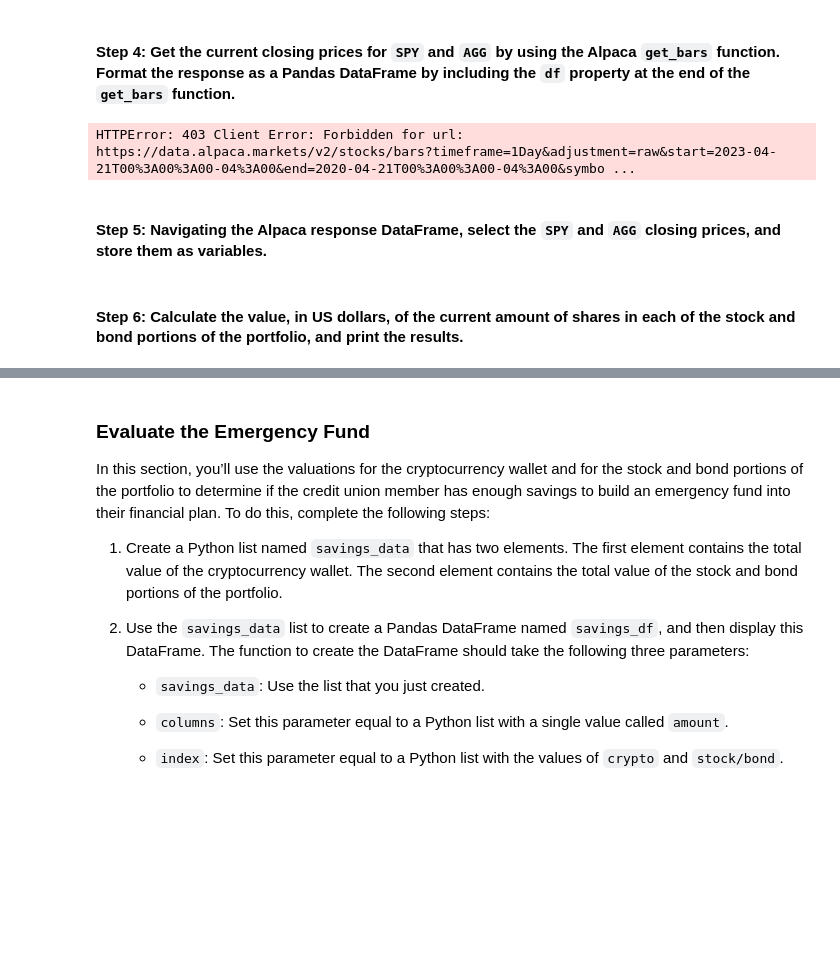
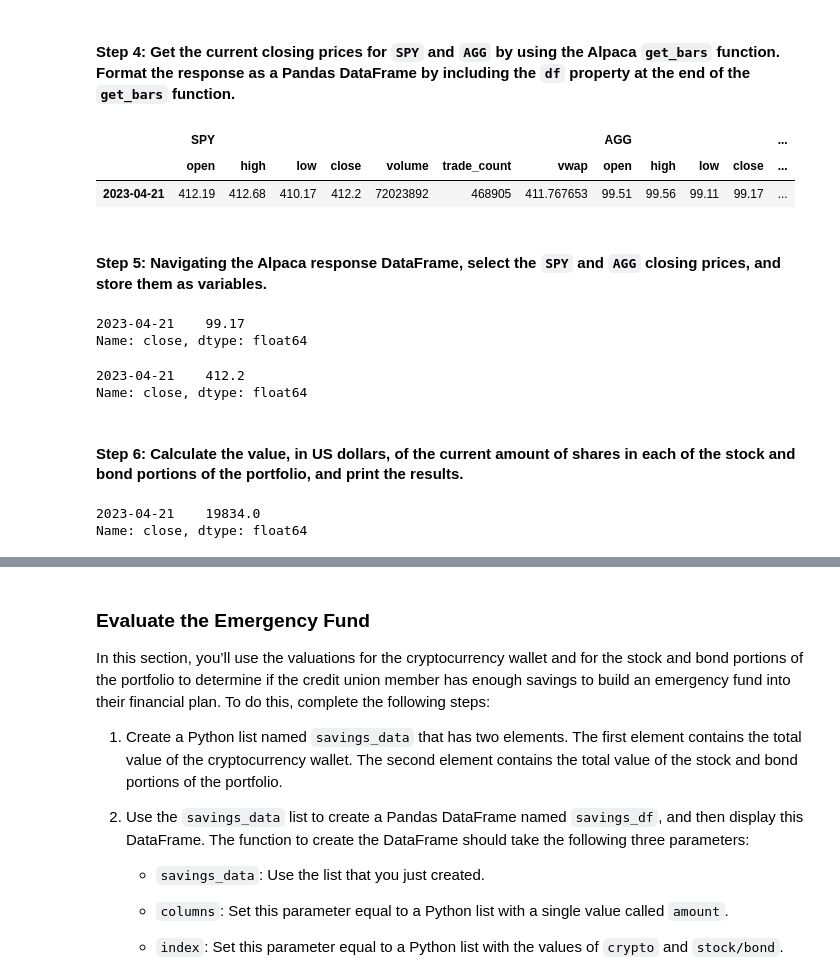
Before and after one commit to 0zzyt3ch/FinTech-Projects, a Jupyter notebook: Module5 Challenge/financial_planning_tools.ipynb, the cells around one changed output, grey strips where cells are left out. Cells and saved outputs as stored; diff of their text form; code cells hidden in the pictures; blank space fills up the shorter version.

```diff
--- a/Module5 Challenge/financial_planning_tools.ipynb
+++ b/Module5 Challenge/financial_planning_tools.ipynb
@@ -193,7 +193,7 @@ alpaca_secret_key = os.getenv("ALPACA_SECRET_KEY")
 alpaca = tradeapi.REST(
     alpaca_api_key,
     alpaca_secret_key,
-    base_url="https://api.alpaca.markets"
+    base_url="https://paper-api.alpaca.markets"
     )
 # %% [markdown]
 #### Step 3: Set the following parameters for the Alpaca API call:
@@ -215,54 +215,67 @@ timeframe="1Day"
 # This will give you the closing price of the previous trading day
 # Alternatively you can use a start and end date of 2020-08-07
 start_date = pd.Timestamp("2023-04-21", tz="America/New_York").isoformat()
-end_date = pd.Timestamp("2020-04-21", tz="America/New_York").isoformat()
+end_date = pd.Timestamp("2023-04-21", tz="America/New_York").isoformat()
 # %% [markdown]
 #### Step 4: Get the current closing prices for `SPY` and `AGG` by using the Alpaca `get_bars` function. Format the response as a Pandas DataFrame by including the `df` property at the end of the `get_bars` function.
 # %%
 # Use the Alpaca get_bars function to get current closing prices the portfolio
 # Be sure to set the `df` property after the function to format the response object as a DataFrame
 df_portfolio = alpaca.get_bars(
     tickers,
     timeframe,
     start = start_date,
     end = end_date
 ).df
 
 
 # Reorganize the DataFrame
 # Separate ticker data
 SPY = df_portfolio[df_portfolio['symbol']=='SPY'].drop('symbol', axis=1)
 AGG = df_portfolio[df_portfolio['symbol']=='AGG'].drop('symbol', axis=1)
 # Concatenate the ticker DataFrames
 df_portfolio = pd.concat([SPY,AGG],axis=1, keys=['SPY','AGG'])
+df_portfolio.index = df_portfolio.index.date
 
 # Review the first 5 rows of the Alpaca DataFrame
-df_portfolio.head()
+
+df_portfolio
 # %% [output]
-HTTPError: 403 Client Error: Forbidden for url: https://data.alpaca.markets/v2/stocks/bars?timeframe=1Day&adjustment=raw&start=2023-04-21T00%3A00%3A00-04%3A00&end=2020-04-21T00%3A00%3A00-04%3A00&symbo ...
+|  | SPY |  |  |  |  |  |  | AGG |  |  |  | ... |
+|  | open | high | low | close | volume | trade_count | vwap | open | high | low | close | ... |
+| 2023-04-21 | 412.19 | 412.68 | 410.17 | 412.2 | 72023892 | 468905 | 411.767653 | 99.51 | 99.56 | 99.11 | 99.17 | ... |
 # %% [markdown]
 #### Step 5: Navigating the Alpaca response DataFrame, select the `SPY` and `AGG` closing prices, and store them as variables.
 # %%
 # Access the closing price for AGG from the Alpaca DataFrame
 # Converting the value to a floating point number
-agg_close_price = # YOUR CODE HERE
+agg_close_price = df_portfolio["AGG"]["close"]
 
 # Print the AGG closing price
-# YOUR CODE HERE
+agg_close_price
+# %% [output]
+2023-04-21    99.17
+Name: close, dtype: float64
 # %%
 # Access the closing price for SPY from the Alpaca DataFrame
 # Converting the value to a floating point number
-spy_close_price = # YOUR CODE HERE
+spy_close_price = df_portfolio["SPY"]["close"]
 
 # Print the SPY closing price
-# YOUR CODE HERE
+spy_close_price
+# %% [output]
+2023-04-21    412.2
+Name: close, dtype: float64
 # %% [markdown]
 #### Step 6: Calculate the value, in US dollars, of the current amount of shares in each of the stock and bond portions of the portfolio, and print the results.
 # %%
 # Calculate the current value of the bond portion of the portfolio
-agg_value = # YOUR CODE HERE
+agg_value = agg_shares * agg_close_price
 
 # Print the current value of the bond portfolio
-# YOUR CODE HERE
+agg_value
+# %% [output]
+2023-04-21    19834.0
+Name: close, dtype: float64
 # %%
 # Calculate the current value of the stock portion of the portfolio
```
Also changed, not shown: parts of 12 cells of this notebook.
